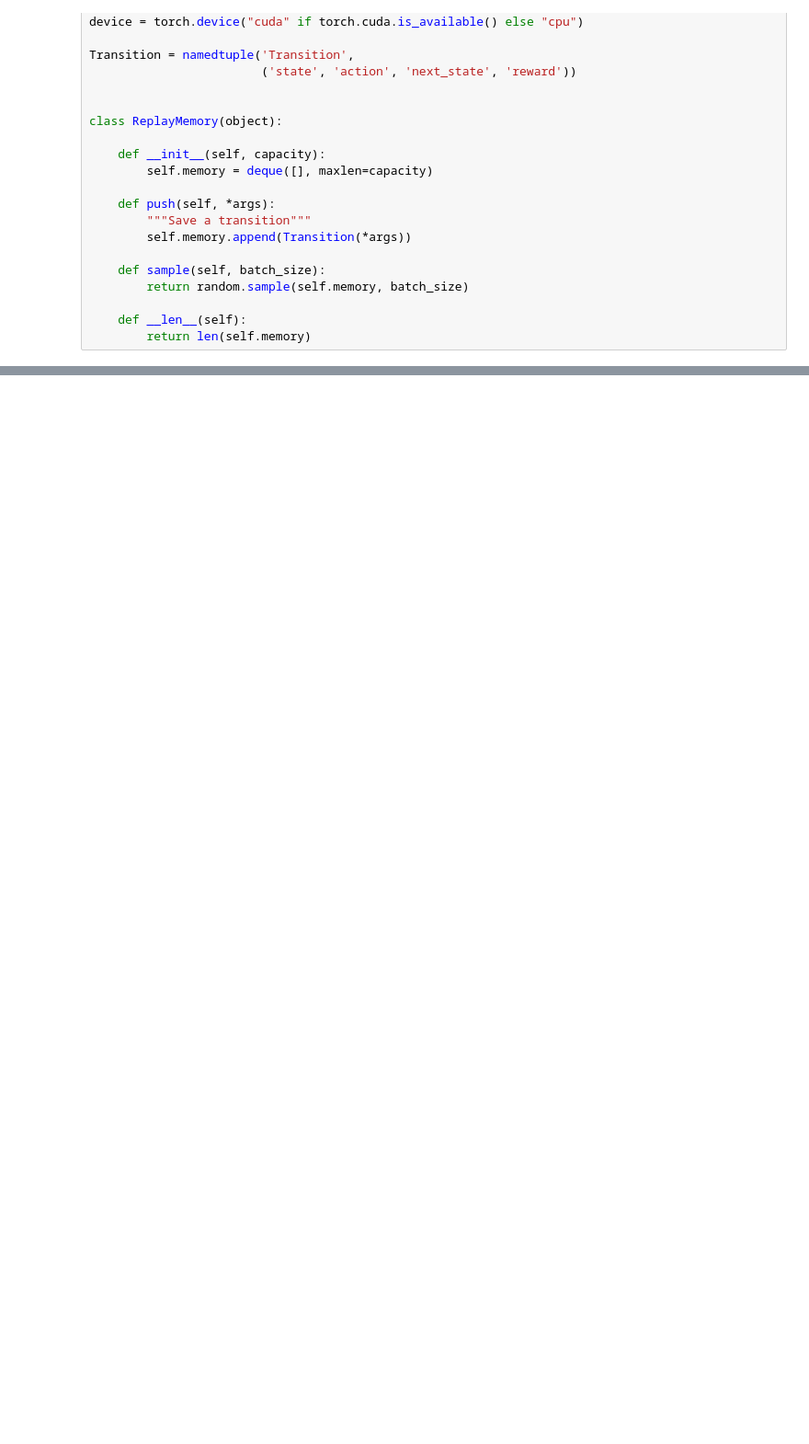
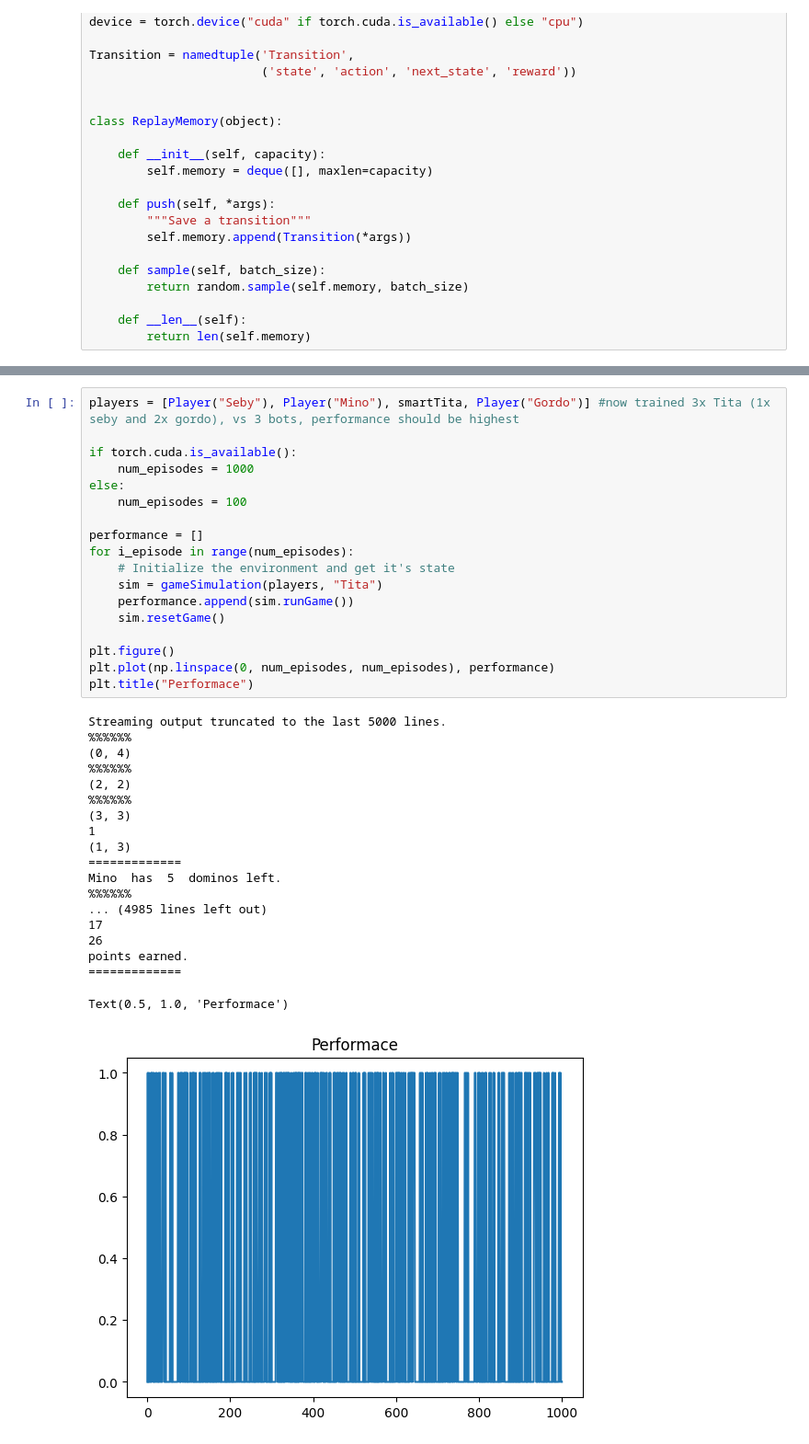
Before and after one commit to SeanSDarcy2001/games, a Jupyter notebook: dominoRL.ipynb, the cells around one changed output, grey strips where cells are left out. Shown at 92% size. Saved outputs shown, nothing was run; the diff lists cells and outputs as text; blank space fills up the shorter version.

```diff
--- a/dominoRL.ipynb
+++ b/dominoRL.ipynb
@@ -747,0 +659,38 @@ NameError: ignored
+# %%
+players = [Player("Seby"), Player("Mino"), smartTita, Player("Gordo")] #now trained 3x Tita (1x seby and 2x gordo), vs 3 bots, performance should be highest
+
+if torch.cuda.is_available():
+    num_episodes = 1000
+else:
+    num_episodes = 100
+
+performance = []
+for i_episode in range(num_episodes):
+    # Initialize the environment and get it's state
+    sim = gameSimulation(players, "Tita")
+    performance.append(sim.runGame())
+    sim.resetGame()
+
+plt.figure()
+plt.plot(np.linspace(0, num_episodes, num_episodes), performance)
+plt.title("Performace")
+# %% [output]
+Streaming output truncated to the last 5000 lines.
+%%%%%%
+(0, 4)
+%%%%%%
+(2, 2)
+%%%%%%
+(3, 3)
+1
+(1, 3)
+=============
+Mino  has  5  dominos left.
+%%%%%%
+... (4985 lines left out)
+17
+26
+points earned.
+=============
+Text(0.5, 1.0, 'Performace')
+[figure, added]
```
Also changed, not shown: parts of 16 cells of this notebook.
